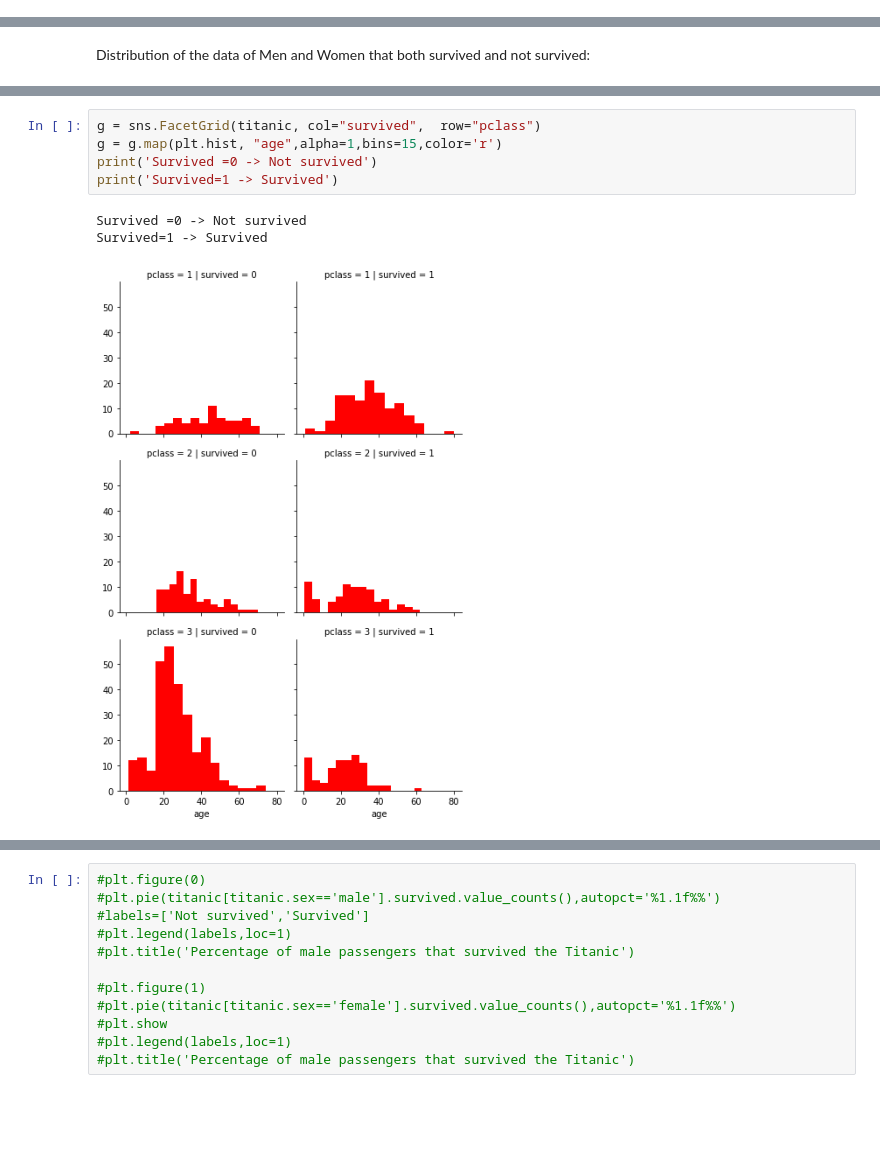
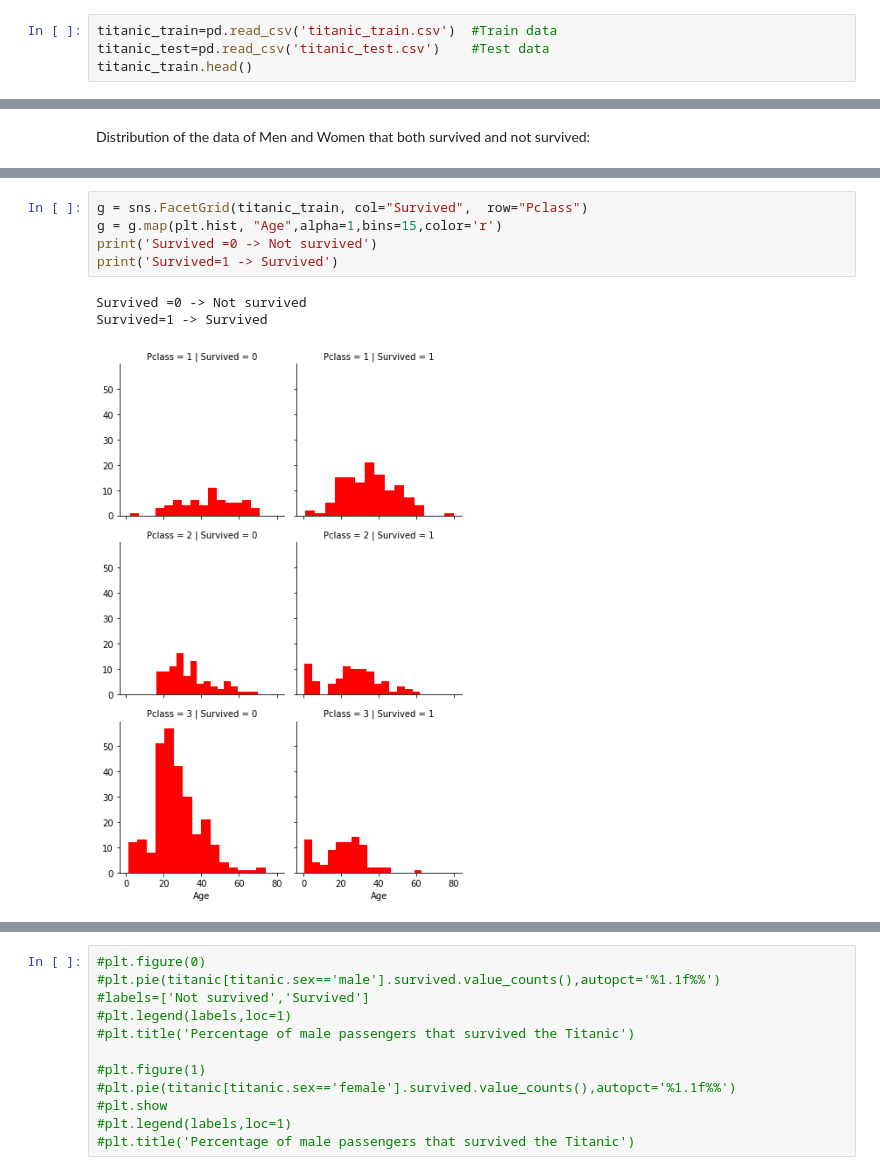
Before and after one commit to ricardocruzado/Titanic-survival-prediction-model, a Jupyter notebook: Titanic_EDA.ipynb, the cells around one changed output, grey strips where cells are left out. Saved outputs shown, nothing was run; the diff lists cells and outputs as text; blank space fills up the shorter version.

```diff
--- a/Titanic_EDA.ipynb
+++ b/Titanic_EDA.ipynb
@@ -32,0 +23,4 @@ titanic.head()
+# %%
+titanic_train=pd.read_csv('titanic_train.csv')  #Train data
+titanic_test=pd.read_csv('titanic_test.csv')    #Test data
+titanic_train.head()
@@ -192,13 +203,13 @@ Legend:
 Orange:Survived
 Blue:Not survived
 # %%
-g = sns.FacetGrid(titanic, col="survived",  row="pclass")
-g = g.map(plt.hist, "age",alpha=1,bins=15,color='r')
+g = sns.FacetGrid(titanic_train, col="Survived",  row="Pclass")
+g = g.map(plt.hist, "Age",alpha=1,bins=15,color='r')
 print('Survived =0 -> Not survived')
 print('Survived=1 -> Survived')
 # %% [output]
 Survived =0 -> Not survived
 Survived=1 -> Survived
-[figure, old version]
+[figure, new version]
 # %%
 #male:
```
Also changed, not shown: parts of 33 cells of this notebook.
